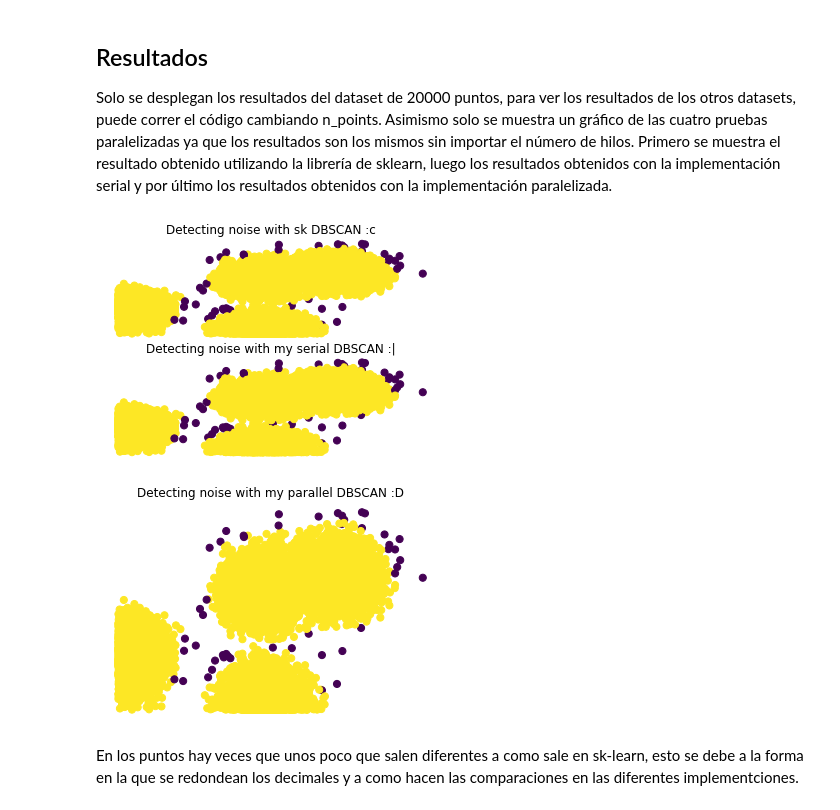
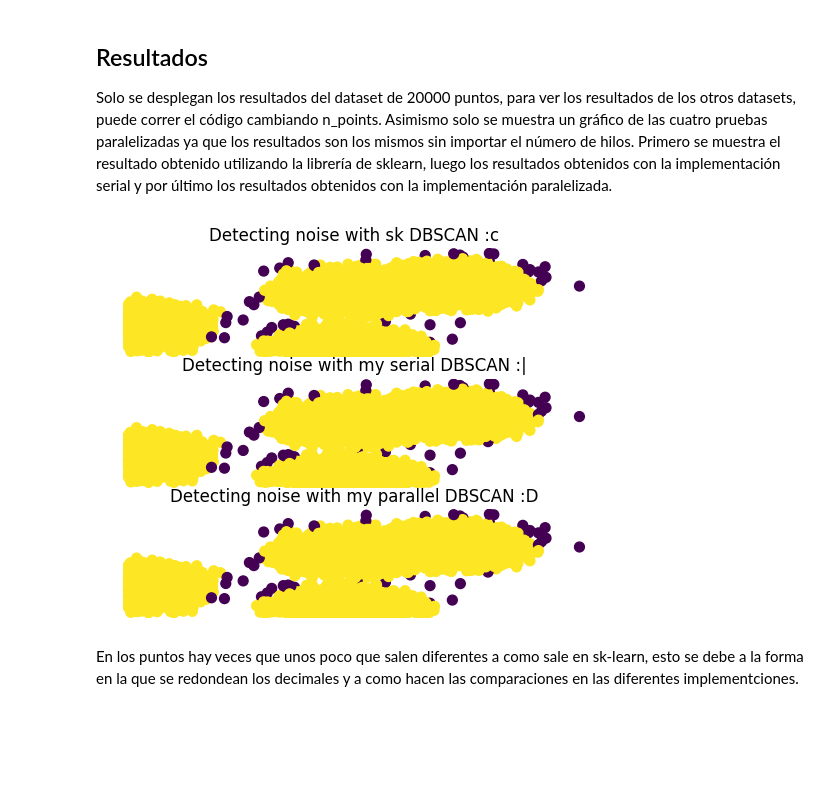
Before and after one commit to Xteom/Parallel-dbscan, a Jupyter notebook: dbscan.ipynb, the cells around one changed output. Saved outputs shown, nothing was run; the diff lists cells and outputs as text; code cells hidden in the pictures; blank space fills up the shorter version.

```diff
--- a/dbscan.ipynb
+++ b/dbscan.ipynb
@@ -158,40 +158,39 @@ points = np.loadtxt("data/"+str(n_points)+"_data.csv", delimiter=",")
 clusters = DBSCAN(eps=0.03, min_samples=10).fit_predict(points)
 
 # plotting noise
-plt.subplot(2, 1, 1)
+plt.subplot(3, 1, 1)
 plt.title("Detecting noise with sk DBSCAN :c")
 plt.scatter(points[:, 0], points[:, 1], c=np.where(clusters==-1, 0, 1), s=50)
 plt.xticks([])
 plt.yticks([])
 plt.box(False)
 
 
 # loading results from c++ program into a numpy array
 result_s = np.loadtxt(f"dump/{str(n_points)}_serial_results.csv", delimiter=",")
 
 # plotting noise
-plt.subplot(2, 1, 2)
+plt.subplot(3, 1, 2)
 plt.title("Detecting noise with my serial DBSCAN :|")
 plt.scatter(result_s.T[0], result_s.T[1], c=result_s.T[2], s=50)
 plt.xticks([])
 plt.yticks([])
 plt.box(False)
 
 # loading results from c++ program into a numpy array
 result_p = np.loadtxt(f"dump/{str(n_points)}p_{str(hilos)}n_results.csv", delimiter=",")
 
 # plotting noise
-plt.figure()
+plt.subplot(3, 1, 3)
 plt.title("Detecting noise with my parallel DBSCAN :D")
 plt.scatter(result_p.T[0], result_p.T[1], c=result_p.T[2], s=50)
 plt.xticks([])
 plt.yticks([])
 plt.box(False)
 
 plt.show()
 # %% [output]
-[figure, old version]
+[figure, new version]
-[figure, removed]
 # %% [markdown]
 En los puntos hay veces que unos poco que salen diferentes a como sale en sk-learn, esto se debe a la forma en la que se redondean los decimales y a como hacen las comparaciones en las diferentes implementciones.
 # %% [markdown]
```
Also changed, not shown: parts of 11 cells of this notebook, 8 other files.
